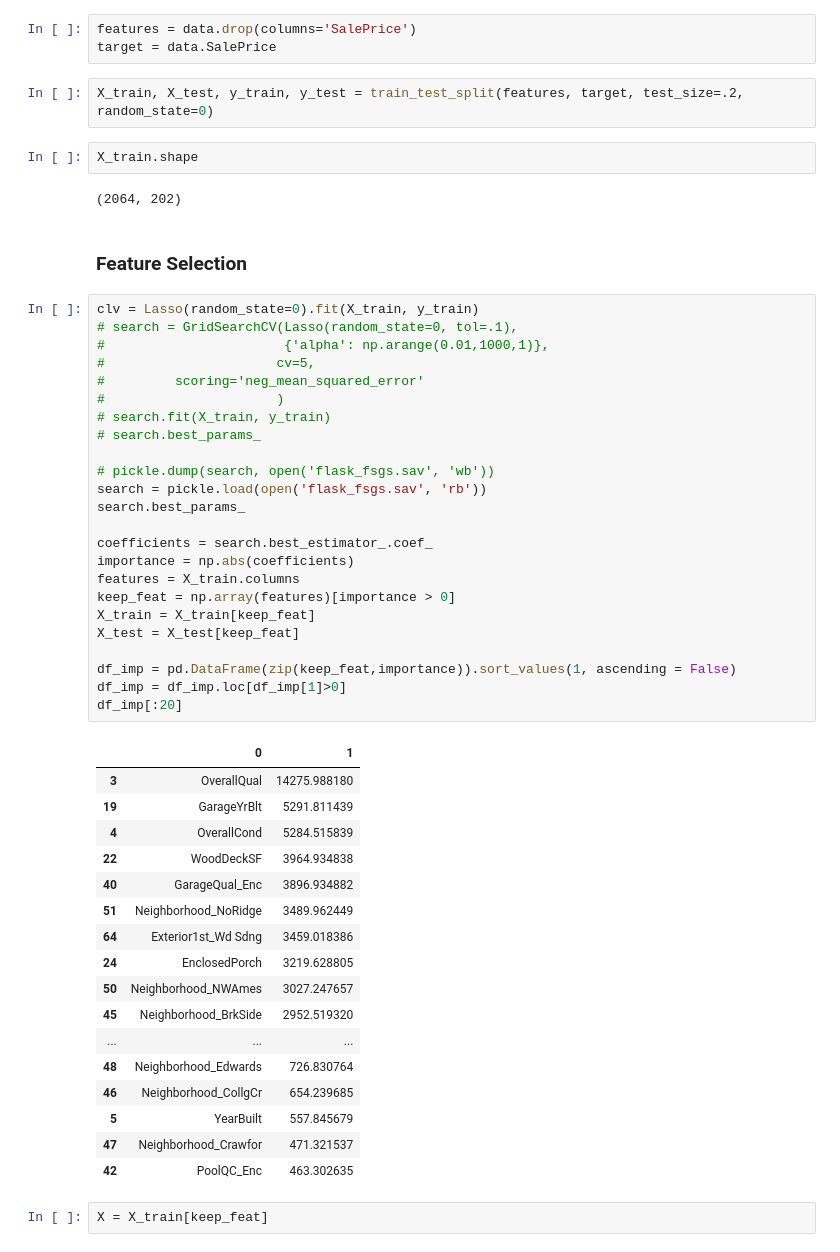
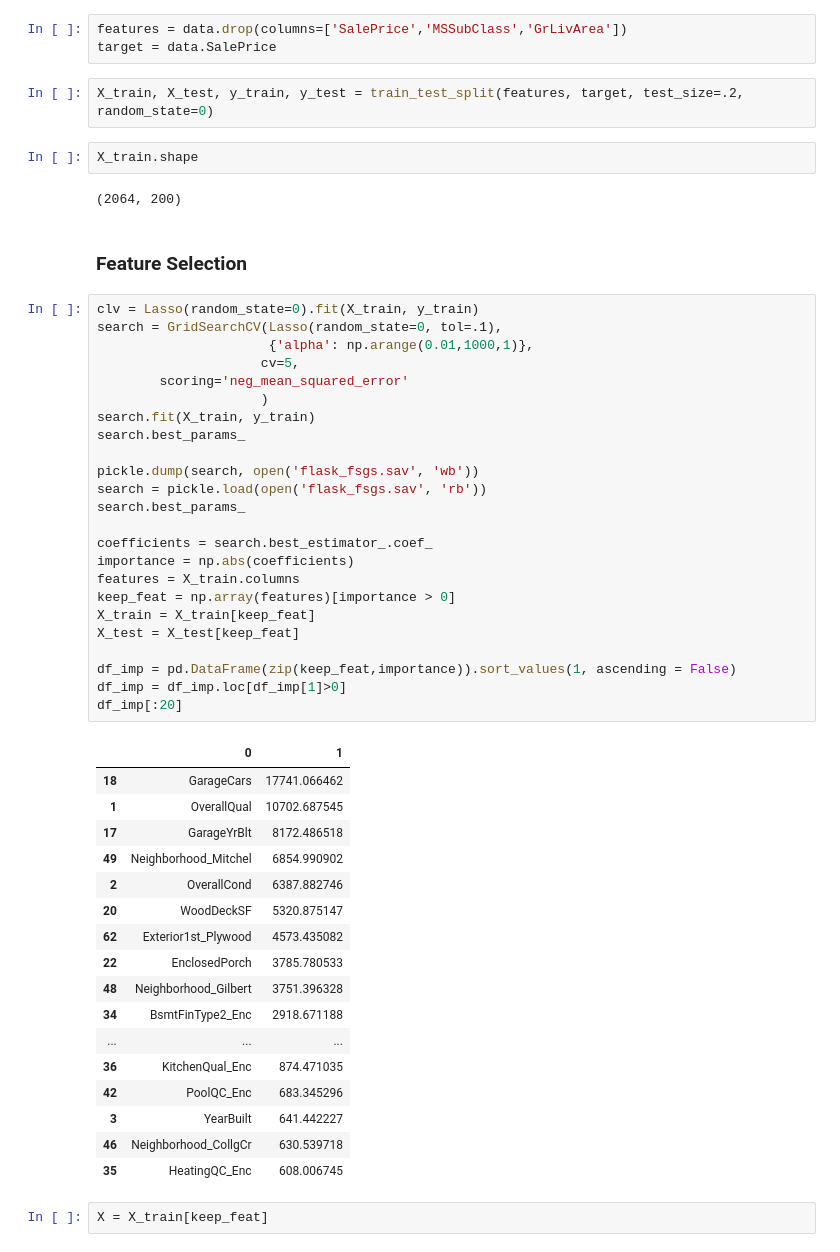
Before and after one commit to SwetaPrabh/Housing_Data_Analysis, a Jupyter notebook: HADAR - Dashboard Model.ipynb, the cells around one changed output. Saved outputs shown, nothing was run; the diff lists cells and outputs as text.

```diff
--- a/HADAR - Dashboard Model.ipynb
+++ b/HADAR - Dashboard Model.ipynb
@@ -14,58 +14,58 @@ from sklearn.model_selection import GridSearchCV, train_test_split
 # %%
 data = pd.read_csv('HADAR - encoded.csv')
 # %%
-features = data.drop(columns='SalePrice')
+features = data.drop(columns=['SalePrice','MSSubClass','GrLivArea'])
 target = data.SalePrice
 # %%
 X_train, X_test, y_train, y_test = train_test_split(features, target, test_size=.2, random_state=0)
 # %%
 X_train.shape
 # %% [output]
-(2064, 202)
+(2064, 200)
 # %% [markdown]
 ### Feature Selection
 # %%
 clv = Lasso(random_state=0).fit(X_train, y_train)
-# search = GridSearchCV(Lasso(random_state=0, tol=.1),
-#                       {'alpha': np.arange(0.01,1000,1)},
-#                      cv=5,
-#         scoring='neg_mean_squared_error'
-#                      )
-# search.fit(X_train, y_train)
-# search.best_params_
+search = GridSearchCV(Lasso(random_state=0, tol=.1),
+                      {'alpha': np.arange(0.01,1000,1)},
+                     cv=5,
+        scoring='neg_mean_squared_error'
+                     )
+search.fit(X_train, y_train)
+search.best_params_
 
-# pickle.dump(search, open('flask_fsgs.sav', 'wb'))
+pickle.dump(search, open('flask_fsgs.sav', 'wb'))
 search = pickle.load(open('flask_fsgs.sav', 'rb'))
 search.best_params_
 
 coefficients = search.best_estimator_.coef_
 importance = np.abs(coefficients)
 features = X_train.columns
 keep_feat = np.array(features)[importance > 0]
 X_train = X_train[keep_feat]
 X_test = X_test[keep_feat]
 
 df_imp = pd.DataFrame(zip(keep_feat,importance)).sort_values(1, ascending = False)
 df_imp = df_imp.loc[df_imp[1]>0]
 df_imp[:20]
 # %% [output]
 |  | 0 | 1 |
-| 3 | OverallQual | 14275.988180 |
-| 19 | GarageYrBlt | 5291.811439 |
-| 4 | OverallCond | 5284.515839 |
-| 22 | WoodDeckSF | 3964.934838 |
-| 40 | GarageQual_Enc | 3896.934882 |
-| 51 | Neighborhood_NoRidge | 3489.962449 |
-| 64 | Exterior1st_Wd Sdng | 3459.018386 |
-| 24 | EnclosedPorch | 3219.628805 |
-| 50 | Neighborhood_NWAmes | 3027.247657 |
-| 45 | Neighborhood_BrkSide | 2952.519320 |
+| 18 | GarageCars | 17741.066462 |
+| 1 | OverallQual | 10702.687545 |
+| 17 | GarageYrBlt | 8172.486518 |
+| 49 | Neighborhood_Mitchel | 6854.990902 |
+| 2 | OverallCond | 6387.882746 |
+| 20 | WoodDeckSF | 5320.875147 |
+| 62 | Exterior1st_Plywood | 4573.435082 |
+| 22 | EnclosedPorch | 3785.780533 |
+| 48 | Neighborhood_Gilbert | 3751.396328 |
+| 34 | BsmtFinType2_Enc | 2918.671188 |
 | ... | ... | ... |
-| 48 | Neighborhood_Edwards | 726.830764 |
-| 46 | Neighborhood_CollgCr | 654.239685 |
-| 5 | YearBuilt | 557.845679 |
-| 47 | Neighborhood_Crawfor | 471.321537 |
-| 42 | PoolQC_Enc | 463.302635 |
+| 36 | KitchenQual_Enc | 874.471035 |
+| 42 | PoolQC_Enc | 683.345296 |
+| 3 | YearBuilt | 641.442227 |
+| 46 | Neighborhood_CollgCr | 630.539718 |
+| 35 | HeatingQC_Enc | 608.006745 |
 # %%
 X = X_train[keep_feat]
 # %%
```
Also changed, not shown: parts of 15 cells of this notebook, 7 other files.
